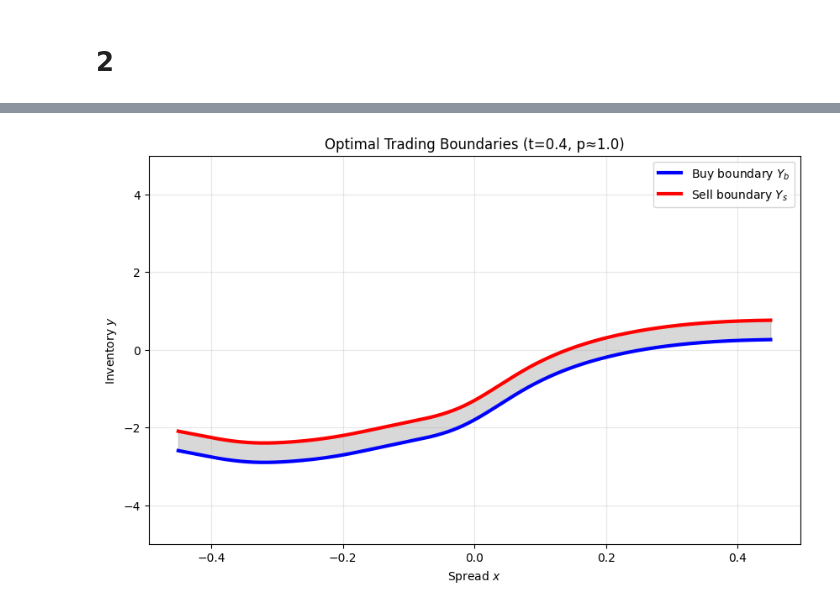
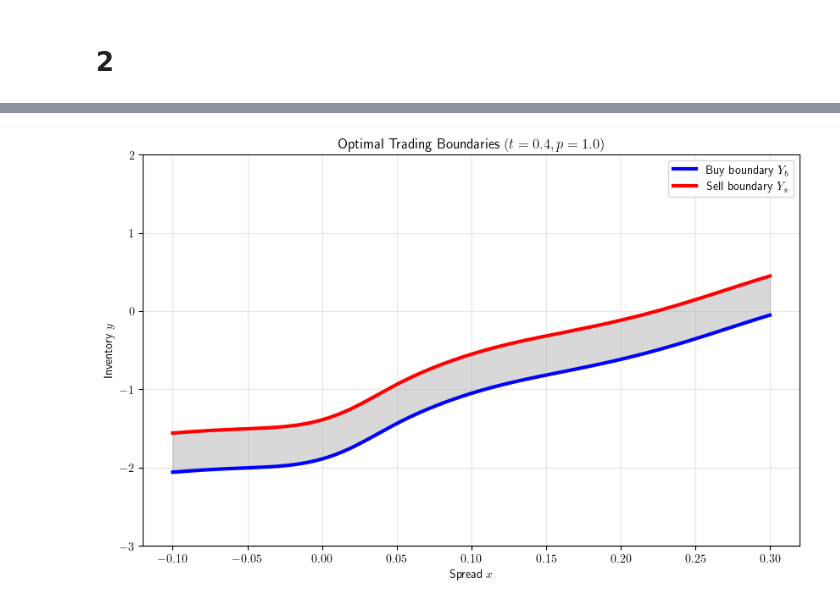
Before and after one commit to jujopo/ams-516, a Jupyter notebook: project/notebooks/00_introduction.ipynb, the cells around one changed output, grey strips where cells are left out. Saved outputs shown, nothing was run; the diff lists cells and outputs as text; code cells hidden in the pictures.

```diff
--- a/project/notebooks/00_introduction.ipynb
+++ b/project/notebooks/00_introduction.ipynb
@@ -491,20 +504,26 @@ import matplotlib.pyplot as plt
+# %%
+plt.rcParams['text.usetex'] = True
 # %%
+import matplotlib.pyplot as plt
+
 t_plot = torch.full((800,), 0.4, device=device)
 p_plot = torch.full((800,), 1.0, device=device)
-x_plot = torch.linspace(-0.45, 0.45, 800, device=device)
+x_plot = torch.linspace(-0.1, 0.3, 800, device=device)
 
 with torch.no_grad():
     yb_plot, ys_plot = net_bound(t_plot, p_plot, x_plot)
 
 plt.figure(figsize=(10,6))
 plt.plot(x_plot.cpu().numpy(), yb_plot.cpu().numpy(), 'b-', lw=3, label='Buy boundary $Y_b$')
 plt.plot(x_plot.cpu().numpy(), ys_plot.cpu().numpy(), 'r-', lw=3, label='Sell boundary $Y_s$')
 plt.fill_between(x_plot.cpu().numpy(), yb_plot.cpu().numpy(), ys_plot.cpu().numpy(), alpha=0.3, color='gray')
 plt.xlabel('Spread $x$'); plt.ylabel('Inventory $y$')
-plt.title('Optimal Trading Boundaries (t=0.4, p≈1.0)')
-plt.legend(); plt.grid(alpha=0.3); plt.ylim(-5,5); plt.show()
+plt.title('Optimal Trading Boundaries $(t=0.4, p=1.0)$')
+plt.legend(); plt.grid(alpha=0.3); plt.ylim(-3,2)
+plt.savefig('PINN_result1.png')
+plt.show()
 # %% [output]
-[figure, old version]
+[figure, new version]
 # %%
 import matplotlib.pyplot as plt
 import numpy as np
```
Also changed, not shown: parts of 3 cells of this notebook, 8 other files.
